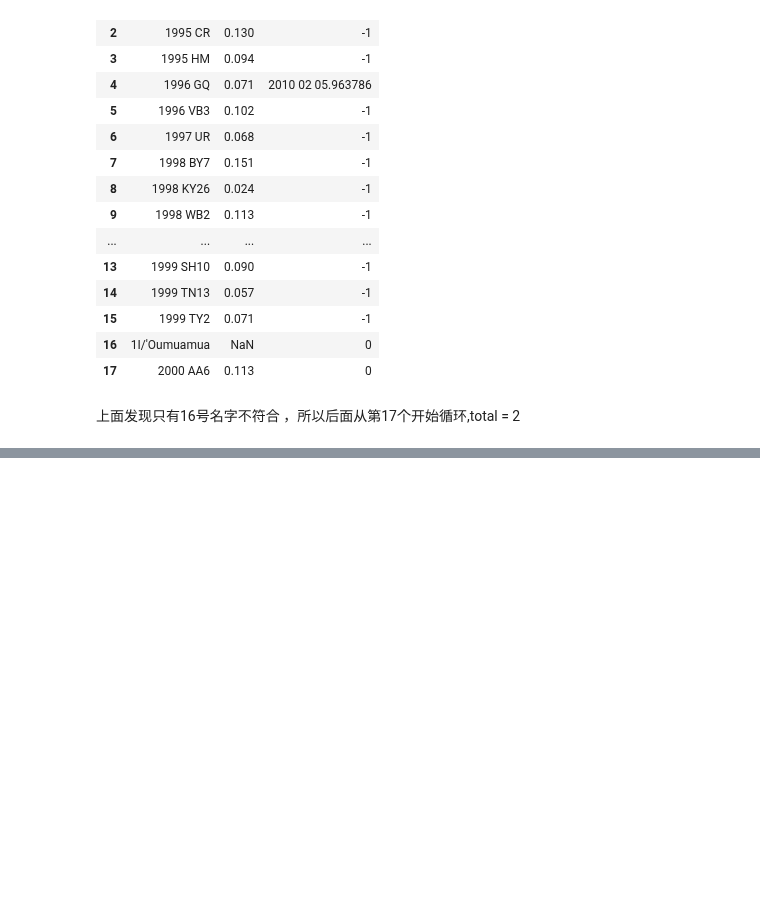
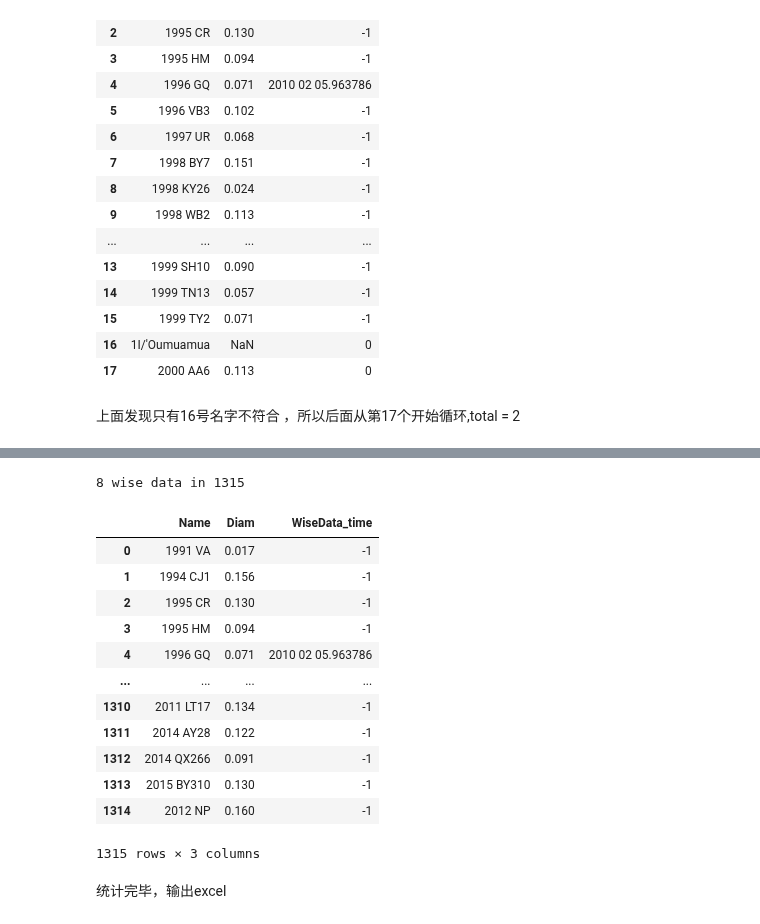
Before and after one commit to AstroHHQ/learngit, a Jupyter notebook: iausearch.ipynb, the cells around one changed output, grey strips where cells are left out. Saved outputs shown, nothing was run; the diff lists cells and outputs as text; code cells hidden in the pictures; blank space fills up the shorter version.

```diff
--- a/iausearch.ipynb
+++ b/iausearch.ipynb
@@ -125,0 +202,44 @@ mp_name
+# %%
+lenMp = len(mp_name)
+total = 0
+for i in tqdm(range(1283,lenMp)):
+   if i%20==0:time.sleep(1)
+   name = mp_name['Name'][i]
+   name = name.replace(' ','+')
+   #get url from mpc
+   url = f'https://minorplanetcenter.net/db_search/show_object?utf8=%E2%9C%93&object_id={name}'
+   head ={
+      'User-Agent':'Mozilla/5.0 (X11; Ubuntu; Linux x86_64; rv:94.0) Gecko/20100101 Firefox/94.0'
+   }
+   resp = rq.get(url,headers=head)
+   #get html table
+   mptable = pd.read_html(resp.text,match='Location')
+   df = mptable[0]
+   #is there wise data?
+   dfyes = df[df['Location']=='C51 – WISE']
+   if len(dfyes)>=1:
+      dfout = dfyes["Date (UT)"]
+      total = total + 1
+      #get 1st date
+      mp_name['WiseData_time'][i] = dfout[dfout.index[0]]
+   else:
+      mp_name['WiseData_time'][i] = -1
+print(f'{total} wise data in {lenMp}')
+mp_name
+# %% [output]
+8 wise data in 1315
+|  | Name | Diam | WiseData_time |
+| 0 | 1991 VA | 0.017 | -1 |
+| 1 | 1994 CJ1 | 0.156 | -1 |
+| 2 | 1995 CR | 0.130 | -1 |
+| 3 | 1995 HM | 0.094 | -1 |
+| 4 | 1996 GQ | 0.071 | 2010 02 05.963786 |
+| ... | ... | ... | ... |
+| 1310 | 2011 LT17 | 0.134 | -1 |
+| 1311 | 2014 AY28 | 0.122 | -1 |
+| 1312 | 2014 QX266 | 0.091 | -1 |
+| 1313 | 2015 BY310 | 0.130 | -1 |
+| 1314 | 2012 NP | 0.160 | -1 |
+1315 rows × 3 columns
+# %% [markdown]
+统计完毕，输出excel
```
Also changed, not shown: parts of 9 cells of this notebook, 1 other file.
